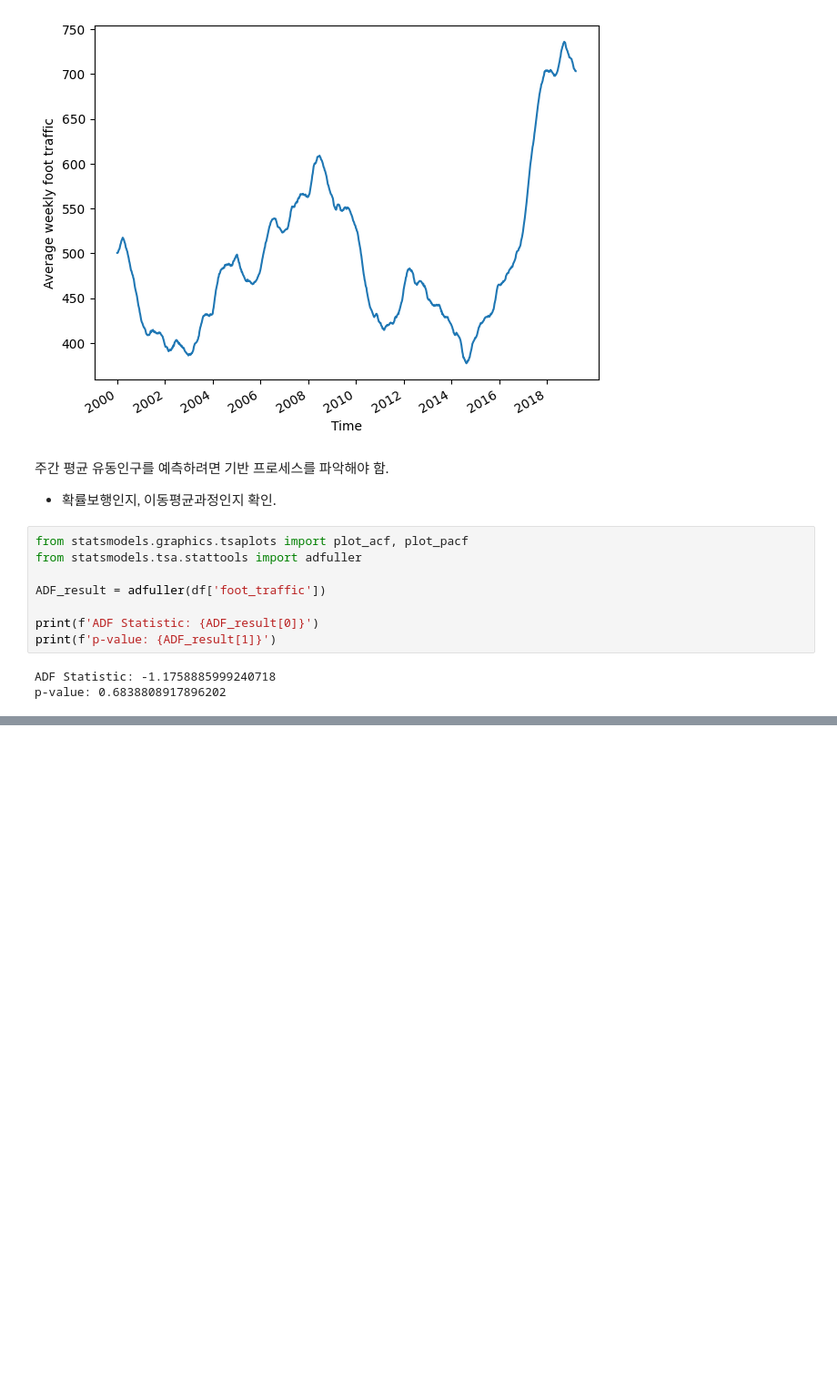
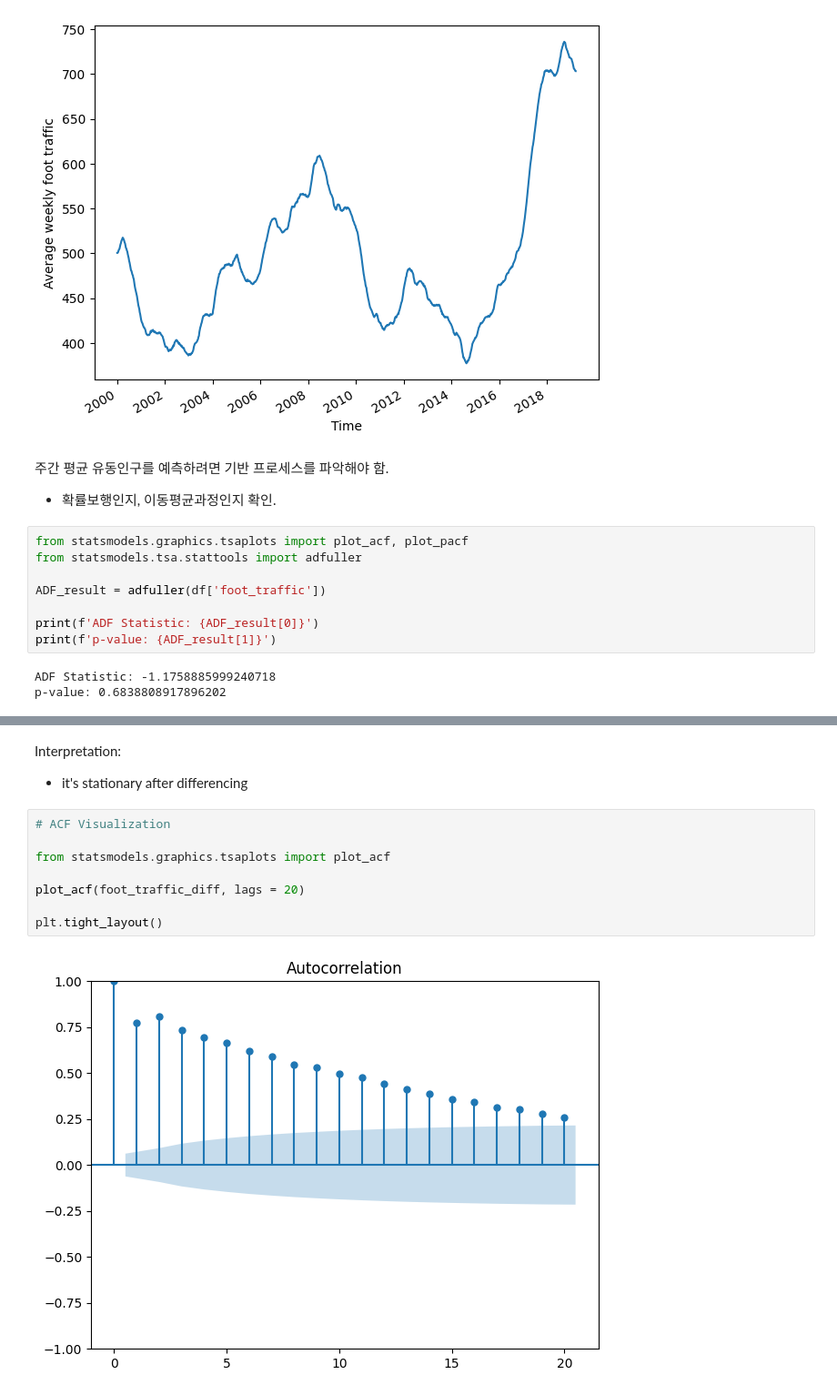
Before and after one commit to mskcho00/TimeSeries-Self-Practice, a Jupyter notebook: 5 - Autoregressive Model.ipynb, the cells around one changed output, grey strips where cells are left out. Shown at 91% size. Cells and saved outputs as stored; diff of their text form; blank space fills up the shorter version.

```diff
--- a/5 - Autoregressive Model.ipynb
+++ b/5 - Autoregressive Model.ipynb
@@ -71,0 +125,13 @@ p-value: 0.6838808917896202
+# %% [markdown]
+Interpretation:
+- it's stationary after differencing
+# %%
+# ACF Visualization
+
+from statsmodels.graphics.tsaplots import plot_acf
+
+plot_acf(foot_traffic_diff, lags = 20)
+
+plt.tight_layout()
+# %% [output]
+[figure, added]
```
Also changed, not shown: parts of 17 cells of this notebook.
